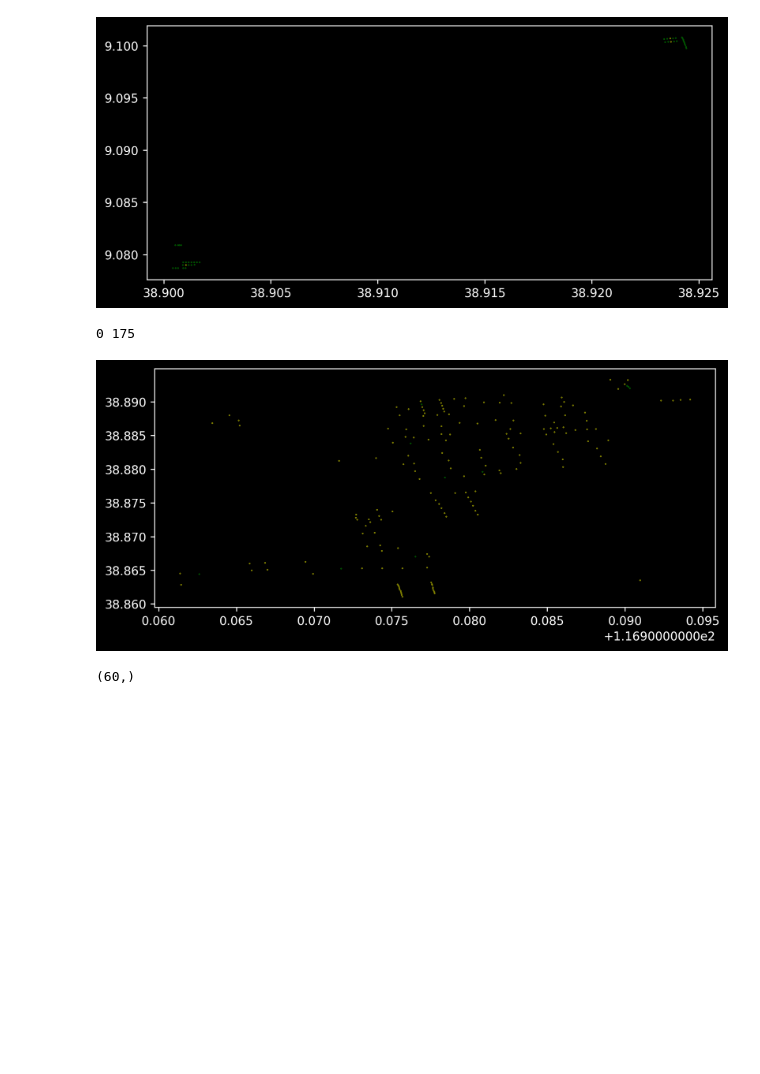
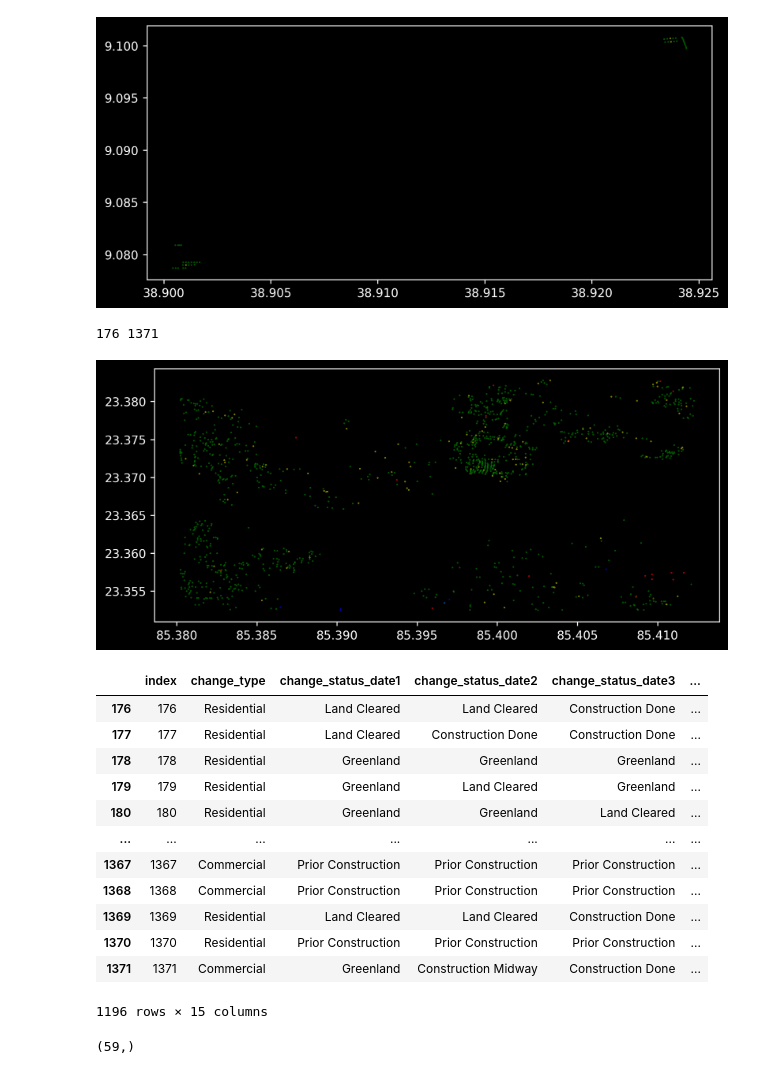
Before and after one commit to maxime7770/ML-Competition, a Jupyter notebook: clustering.ipynb, the cells around one changed output. Cells and saved outputs as stored; diff of their text form; code cells hidden in the pictures; blank space fills up the shorter version.

```diff
--- a/clustering.ipynb
+++ b/clustering.ipynb
@@ -37,32 +49,6 @@ def xy(i, df):
     '''
     c = df.iloc[i].geometry.centroid
     return c.x, c.y
-# %%
-def plot_cluster(df_cluster, save = None):
-    '''Plot geographical positions of a dataframe of points supposed to be a cluster.
-    df_cluster : a df containing geometry
-    '''
-    change_type_map = {
-        "Demolition": 0,
-        "Road": 1,
-        "Residential": 2,
-        "Commercial": 3,
-        "Industrial": 4,
-        "Mega Projects": 5,
-    }
-
-    colors = ['r','b','g','y','c','w']
-
-    # plt.style.use('dark_background')
-    for category, i in change_type_map.items():
-        X_feature = df_cluster[df_cluster['change_type'] == category]
-        geometry = X_feature['geometry']
-        L_x = geometry.apply(lambda x : x.boundary.centroid.x)
-        L_y = geometry.apply(lambda x : x.boundary.centroid.y)
-        plt.scatter(L_x, L_y, s = 0.1, color = colors[i])
-
-    if save is not None: plt.savefig(save)
-    else: plt.show()
 # %%
 def consecutive_points_d(df):
     '''Returns a list of distances between two consecutive data of df, a dataframe containing feature geometry.
@@ -77,6 +63,10 @@ def consecutive_points_d(df):
     return L
 
 distances = consecutive_points_d(train_df_origin[:9999999999])
+# %%
+
+save_list(distances, name = 'distances_train.npy')
+distances = load_list('distances_train.npy')
 # %%
 plt.ylim(top = .4)
 plt.plot(distances[0:50000])
@@ -106,32 +96,46 @@ Happened between indices 261131 and 261132
 # %%
 def get_variations(distances, eps):
     '''From a list of distances, give indexes where the change exceed eps.
     distances : list (of distances)
     eps : treshold for a variation to be considered as a change of cluster
     '''
     return [i for i, distance in enumerate(distances) if distance > eps]
 
 def index2cluster(i, variations, df):
     '''Associate the i-th data with a cluster
     i: index of a data
     variations : a list of indexes where variations (change of clusters) happened. Obtained through get_variations function.
     df : a dataframe containing geometry feature.
     output: a dataframe containing ony data of the same cluster as i.
     '''
     variations = [-1] + variations + [len(df)]
     Ni = 0
     for j in range(len(variations) - 1):
         Nf = variations[j+1]
         if Ni <= i <= Nf:
             print(Ni, Nf)
             return df[Ni:Nf+1]
         Ni = Nf + 1
 
-N = 150
 variations = get_variations(distances, eps = 0.03)
+N = 222
 cluster_of_222 = index2cluster(N, variations, train_df_origin)
 plot_cluster(cluster_of_222)
+cluster_of_222
 # %% [output]
-0 175
+176 1371
-[figure, old version]
+[figure, new version]
+|  | index | change_type | change_status_date1 | change_status_date2 | change_status_date3 | ... |
+| 176 | 176 | Residential | Land Cleared | Land Cleared | Construction Done | ... |
+| 177 | 177 | Residential | Land Cleared | Construction Done | Construction Done | ... |
+| 178 | 178 | Residential | Greenland | Greenland | Greenland | ... |
+| 179 | 179 | Residential | Greenland | Land Cleared | Greenland | ... |
+| 180 | 180 | Residential | Greenland | Greenland | Land Cleared | ... |
+| ... | ... | ... | ... | ... | ... | ... |
+| 1367 | 1367 | Commercial | Prior Construction | Prior Construction | Prior Construction | ... |
+| 1368 | 1368 | Commercial | Prior Construction | Prior Construction | Prior Construction | ... |
+| 1369 | 1369 | Residential | Land Cleared | Land Cleared | Construction Done | ... |
+| 1370 | 1370 | Residential | Prior Construction | Prior Construction | Prior Construction | ... |
+| 1371 | 1371 | Commercial | Greenland | Construction Midway | Construction Done | ... |
+1196 rows × 15 columns
 # %%
@@ -141,10 +145,10 @@ data = pd.concat([x, y], axis=1)
 # %%
 n_data_max = 50000
 my_df = train_df_origin[:n_data_max]
-cl = DBSCAN(eps = 0.03).fit_predict(data[:n_data_max])
+cl = DBSCAN(eps = 0.05).fit_predict(data[:n_data_max])
 np.unique(cl).shape
 # %% [output]
-(60,)
+(59,)
 # %%
 #Save/plot figures of each cluster
 for label in range(np.unique(cl).shape[0]):
```
Also changed, not shown: parts of 3 cells of this notebook, 4 other files.
